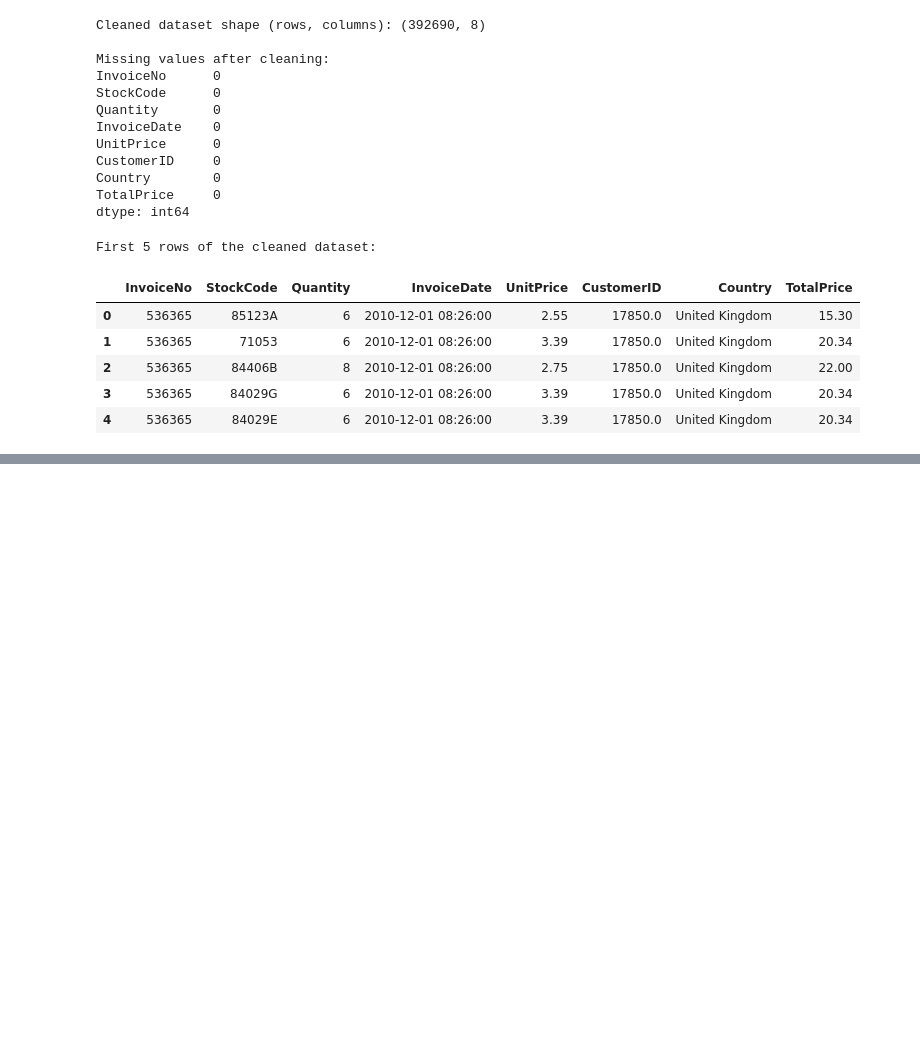
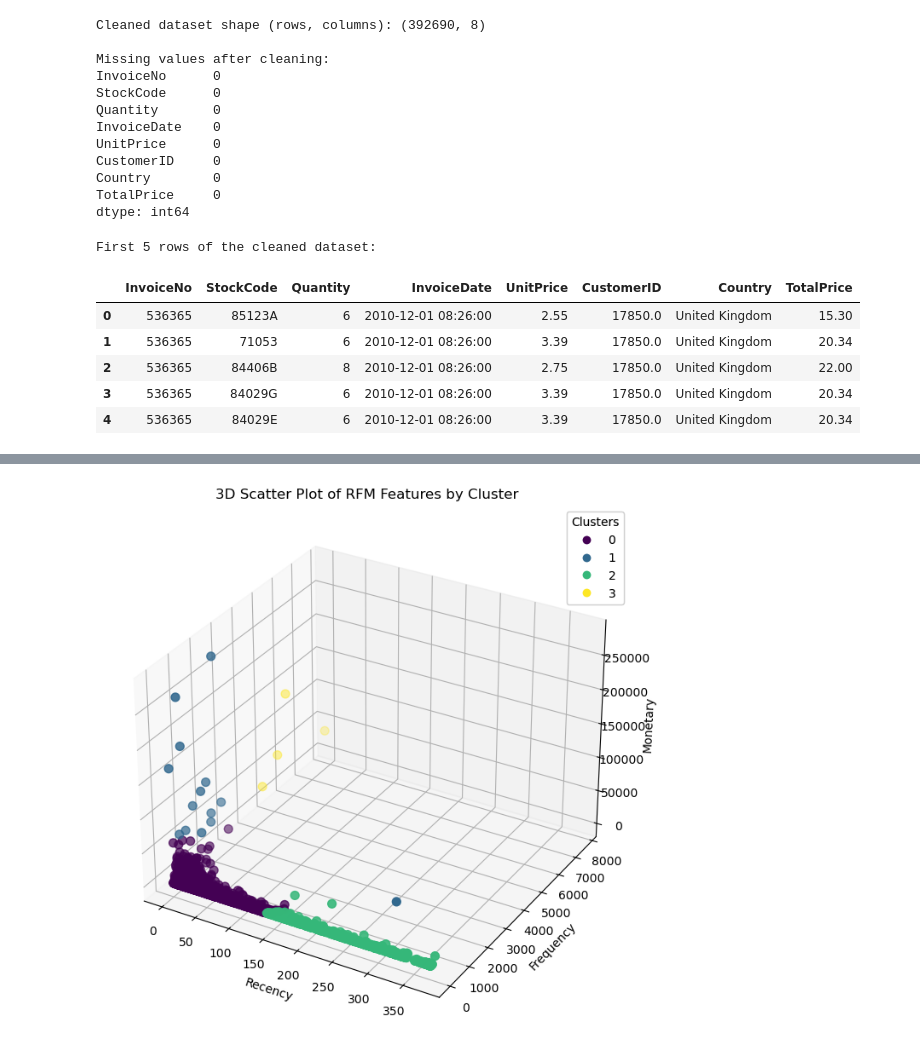
Before and after one commit to salmanizzu/customer-segmentation, a Jupyter notebook: customer-segmentation.ipynb, the cells around one changed output, grey strips where cells are left out. Drawn from its saved outputs; the diff is of its cells as text; code cells hidden in the pictures; blank space fills up the shorter version.

```diff
--- a/customer-segmentation.ipynb
+++ b/customer-segmentation.ipynb
@@ -169,0 +234,6 @@ First 5 rows of the cleaned dataset:
+# %%
+# 4. Running the K-Means algorithm with the optimal number of clusters
+# Based on the elbow plot, choose the number of clusters (e.g., k=4)
+optimal_k = 4  # Assume from the plot, we will determine this later
+kmeans = KMeans(n_clusters=optimal_k, random_state=42)
+rfm['Cluster'] = kmeans.fit_predict(rfm_scaled)
@@ -169,0 +269,22 @@ First 5 rows of the cleaned dataset:
+# %%
+# 1. 3D Scatter Plot of RFM Features Colored by Cluster
+fig = plt.figure(figsize=(10, 8))
+ax = fig.add_subplot(111, projection='3d')
+
+# Scatter plot of RFM features
+scatter = ax.scatter(rfm['Recency'], rfm['Frequency'], rfm['Monetary'],
+                     c=rfm['Cluster'], cmap='viridis', s=50)
+
+# Labels and title
+ax.set_xlabel('Recency')
+ax.set_ylabel('Frequency')
+ax.set_zlabel('Monetary')
+ax.set_title('3D Scatter Plot of RFM Features by Cluster')
+
+# Add a legend
+legend1 = ax.legend(*scatter.legend_elements(), title="Clusters")
+ax.add_artist(legend1)
+
+plt.show()
+# %% [output]
+[figure, added]
```
Also changed, not shown: parts of 13 cells of this notebook, 1 other file.
